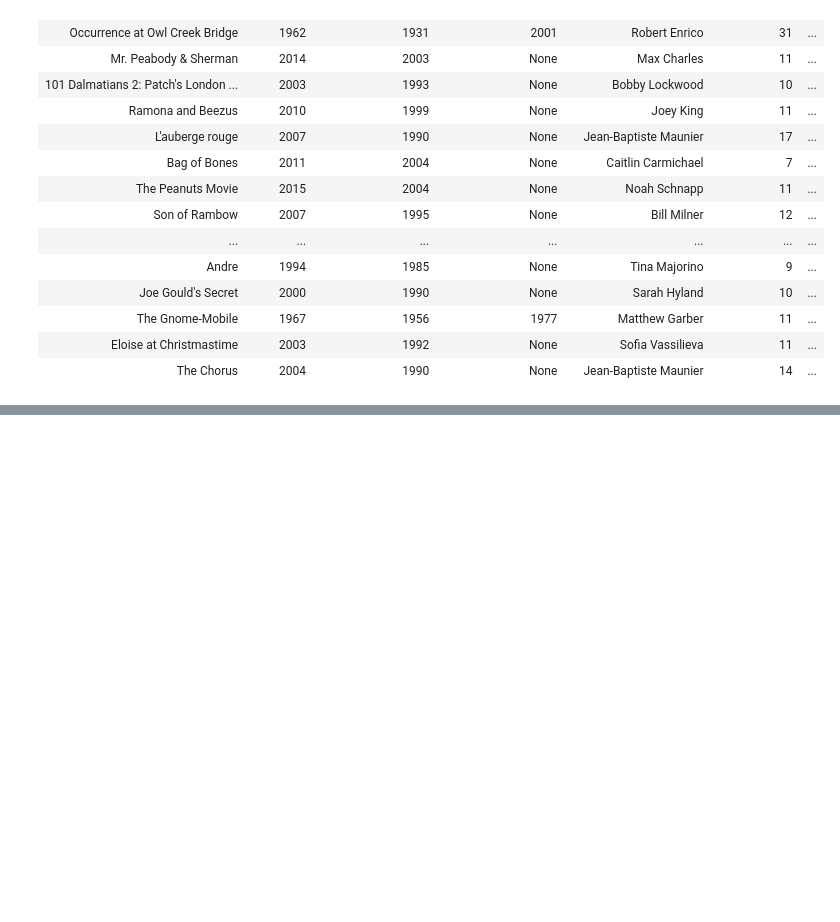
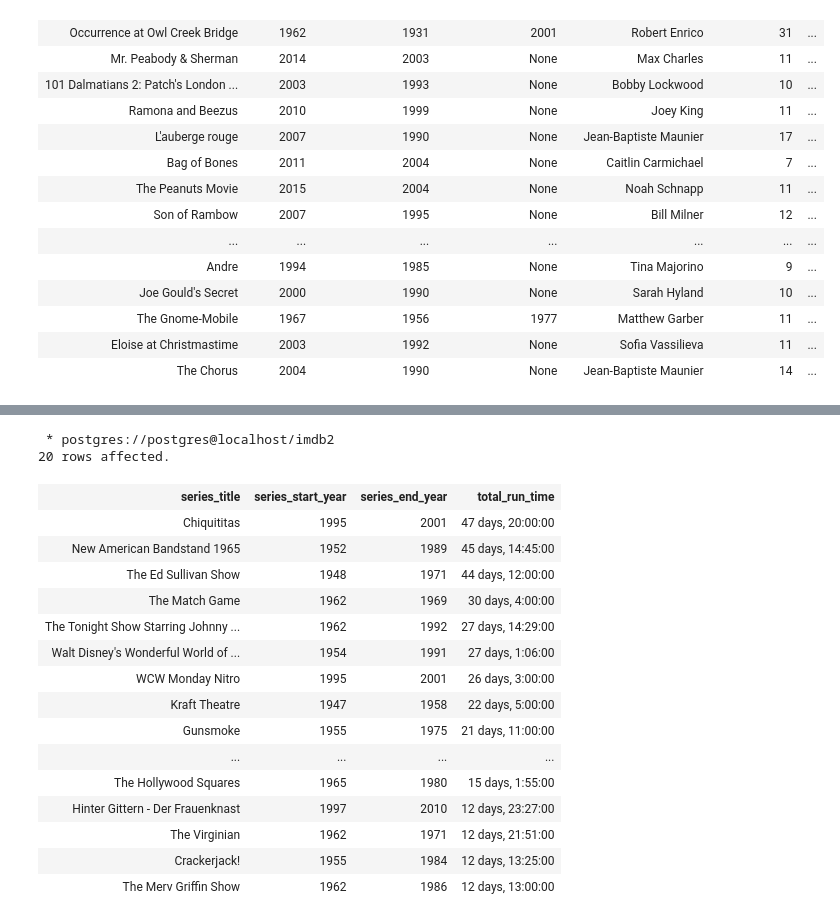
Before and after one commit to uguraskar/Querying-the-IMDB-Database, a Jupyter notebook: Querying-the-IMDB-Database.ipynb, the cells around one changed output, grey strips where cells are left out. Drawn from its saved outputs; the diff is of its cells as text; code cells hidden in the pictures; blank space fills up the shorter version.

```diff
--- a/Querying-the-IMDB-Database.ipynb
+++ b/Querying-the-IMDB-Database.ipynb
@@ -370,0 +379,51 @@ LIMIT 20;
+# %%
+%%sql
+WITH SERIES AS(
+SELECT
+TB_PARENT.PRIMARYTITLE AS SERIES_TITLE,
+TB_PARENT.STARTYEAR AS SERIES_START_YEAR,
+TB_PARENT.ENDYEAR AS SERIES_END_YEAR,
+--TE.SEASONNUMBER,
+--TE.EPISODENUMBER,
+--TB_EPISODE.PRIMARYTITLE AS EPISODE_TITLE,
+--TB_EPISODE.RUNTIMEMINUTES AS EPISODE_RUNTIME_MINUTES
+SUM(TB_EPISODE.RUNTIMEMINUTES) AS TOTAL_SERIES_RUNTIME_MINUTES
+FROM TITLE_EPISODE TE
+LEFT OUTER JOIN TITLE_BASICS TB_PARENT ON (TE.PARENTTCONST = TB_PARENT.TCONST)
+LEFT OUTER JOIN TITLE_BASICS TB_EPISODE ON (TE.TCONST = TB_EPISODE.TCONST)
+WHERE 1=1
+AND TB_PARENT.ENDYEAR IS NOT NULL
+AND TB_PARENT.TITLETYPE = 'tvSeries'
+GROUP BY
+TB_PARENT.PRIMARYTITLE,
+TB_PARENT.STARTYEAR,
+TB_PARENT.ENDYEAR
+HAVING SUM(TB_EPISODE.RUNTIMEMINUTES) > 30 --There is no need to see series which has only one episode, since we are trying to find series with longest runtime in minutes.
+)
+SELECT
+SRS.SERIES_TITLE,
+SRS.SERIES_START_YEAR,
+SRS.SERIES_END_YEAR,
+(SRS.TOTAL_SERIES_RUNTIME_MINUTES||' minute')::interval AS total_run_time
+FROM SERIES SRS
+ORDER BY SRS.TOTAL_SERIES_RUNTIME_MINUTES DESC
+LIMIT 20;
+# %% [output]
+ * postgres://postgres@localhost/imdb2
+20 rows affected.
+| series_title | series_start_year | series_end_year | total_run_time |
+| Chiquititas | 1995 | 2001 | 47 days, 20:00:00 |
+| New American Bandstand 1965 | 1952 | 1989 | 45 days, 14:45:00 |
+| The Ed Sullivan Show | 1948 | 1971 | 44 days, 12:00:00 |
+| The Match Game | 1962 | 1969 | 30 days, 4:00:00 |
+| The Tonight Show Starring Johnny ... | 1962 | 1992 | 27 days, 14:29:00 |
+| Walt Disney's Wonderful World of ... | 1954 | 1991 | 27 days, 1:06:00 |
+| WCW Monday Nitro | 1995 | 2001 | 26 days, 3:00:00 |
+| Kraft Theatre | 1947 | 1958 | 22 days, 5:00:00 |
+| Gunsmoke | 1955 | 1975 | 21 days, 11:00:00 |
+| ... | ... | ... | ... |
+| The Hollywood Squares | 1965 | 1980 | 15 days, 1:55:00 |
+| Hinter Gittern - Der Frauenknast | 1997 | 2010 | 12 days, 23:27:00 |
+| The Virginian | 1962 | 1971 | 12 days, 21:51:00 |
+| Crackerjack! | 1955 | 1984 | 12 days, 13:25:00 |
+| The Merv Griffin Show | 1962 | 1986 | 12 days, 13:00:00 |
```
Also changed, not shown: parts of 6 cells of this notebook.
